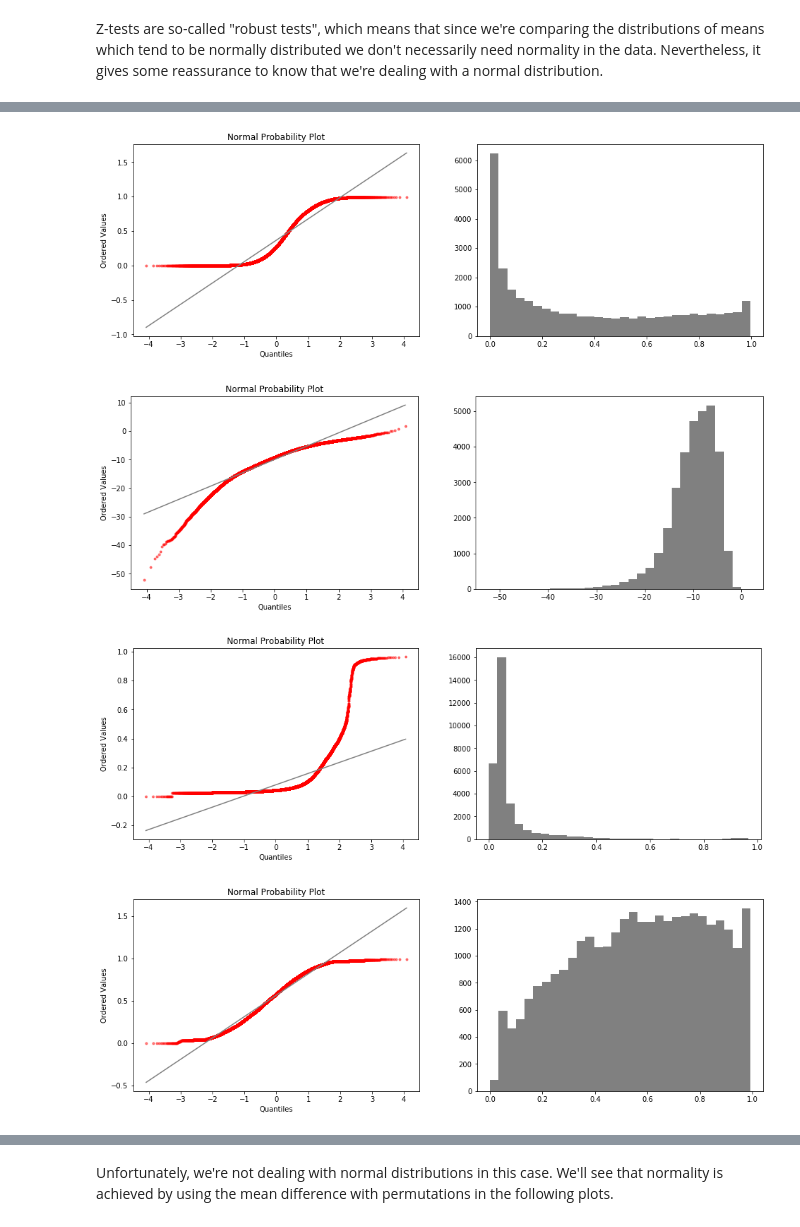
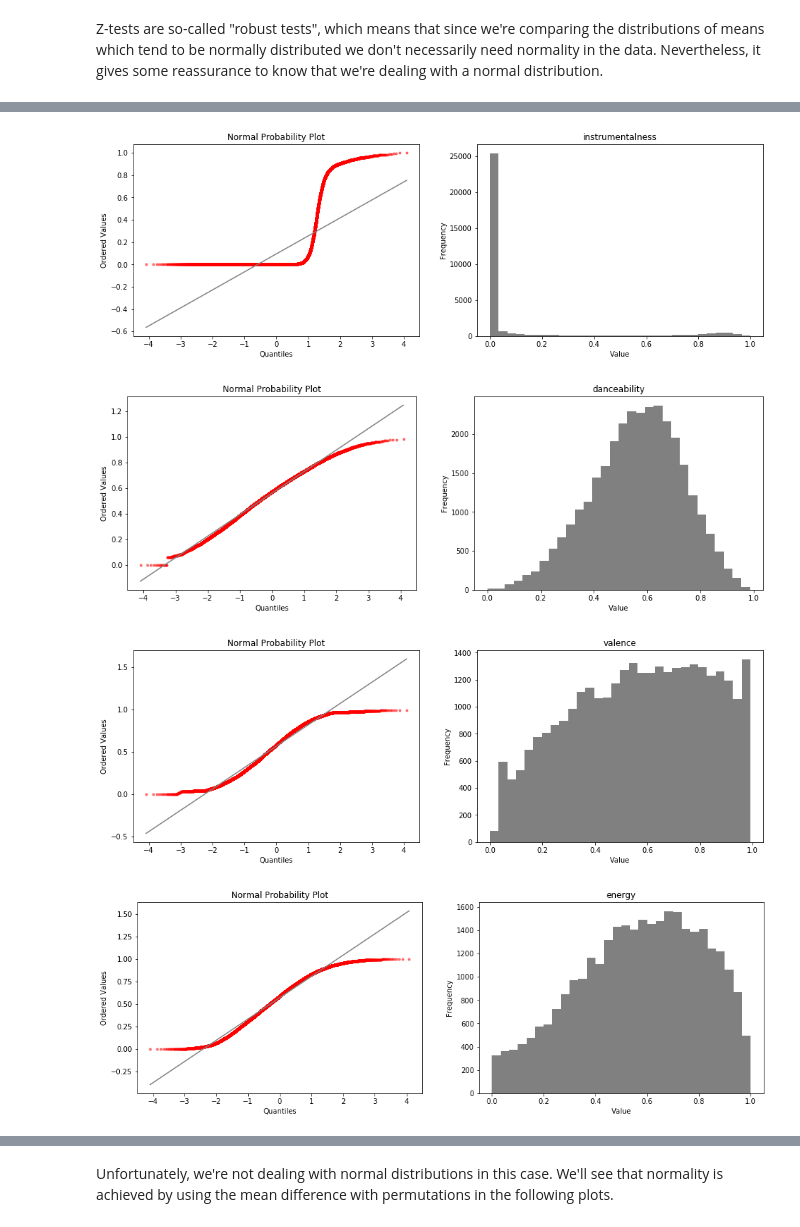
Before and after one commit to Germoe/hit-predictor, a Jupyter notebook: notebooks/_Step 3 - Inferential Statistical Tests.ipynb, the cells around one changed output, grey strips where cells are left out. Saved outputs shown, nothing was run; the diff lists cells and outputs as text; code cells hidden in the pictures.

```diff
--- a/notebooks/_Step 3 - Inferential Statistical Tests.ipynb
+++ b/notebooks/_Step 3 - Inferential Statistical Tests.ipynb
@@ -121,7 +121,6 @@ def test_mean_diff(data1,data2,mean_diff_val,h0_diff=0):
 # %% [markdown]
 Z-tests are so-called "robust tests", which means that since we're comparing the distributions of means which tend to be normally distributed we don't necessarily need normality in the data. Nevertheless, it gives some reassurance to know that we're dealing with a normal distribution.
 # %%
-import pylab
 import scipy.stats as stats
 
 def lreg_line(slope,intercept,test_data):
@@ -142,14 +141,13 @@ def qq_plot(data):
     _ = plt.title('Normal Probability Plot')
     _ = plt.subplot(1,2,2)
     _ = plt.hist(data_no_na, color='gray',bins=30)
+    _ = plt.xlabel('Value')
+    _ = plt.ylabel('Frequency')
 
-qq_plot(train['danceability'])
-qq_plot(train['energy'])
-qq_plot(train['acousticness'])
-qq_plot(train['loudness'])
-qq_plot(train['speechiness'])
-qq_plot(train['valence'])
-qq_plot(train['instrumentalness'])
+features = ['acousticness','loudness','instrumentalness','danceability','valence','energy','tempo','duration_ms','time_signature','key','mode']
+no_discrete_ft = ['acousticness','loudness','instrumentalness','danceability','valence','energy','tempo','duration_ms']
 
-plt.show()
+for feature in no_discrete_ft:
+    qq_plot(train[feature])
+    plt.title(feature)
 # %% [output]
@@ -158,4 +156,4 @@ plt.show()
-[figure, old version]
+[figure, new version]
-[figure, old version]
+[figure, new version]
-[figure, old version]
+[figure, new version]
-[figure, old version]
+[figure, new version]
```
Also changed, not shown: parts of 5 cells of this notebook, 1 other file.
